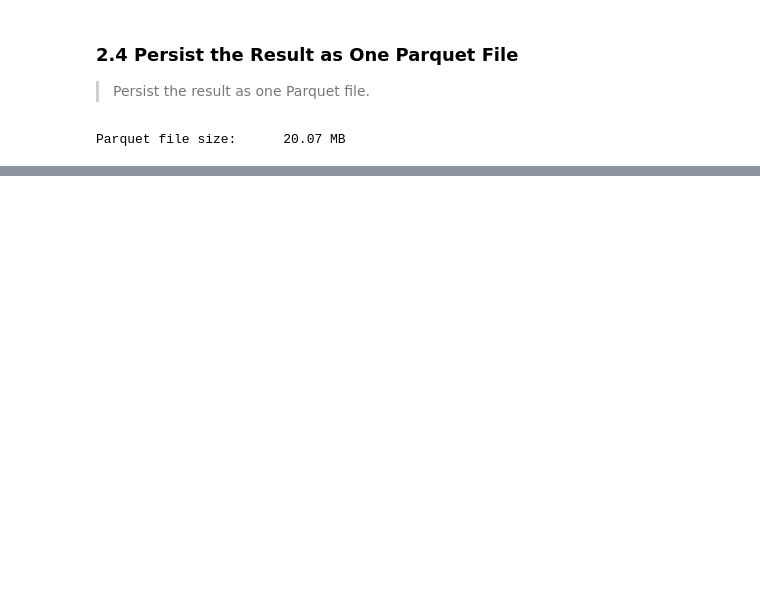
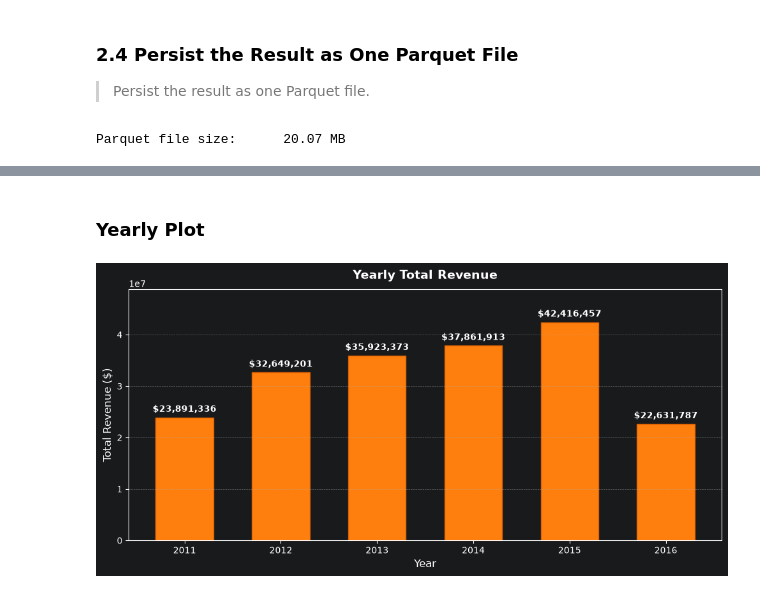
Before and after one commit to elias2304/notebooks, a Jupyter notebook: tis/hw1/hw1.ipynb, the cells around one changed output, grey strips where cells are left out. Drawn from its saved outputs; the diff is of its cells as text; code cells hidden in the pictures; blank space fills up the shorter version.

```diff
--- a/tis/hw1/hw1.ipynb
+++ b/tis/hw1/hw1.ipynb
@@ -198,0 +379,21 @@ Parquet file size:      20.07 MB
+# %% [markdown]
+### Yearly Plot
+# %%
+plt.figure(figsize=(10, 5))
+years = yearly_revenue_df["year"].to_list()
+yearly_vals = yearly_revenue_df["total_revenue"].to_list()
+bars = plt.bar([str(y) for y in years], yearly_vals, color="#ff7f0e", edgecolor="#d95f02", width=0.6)
+plt.title("Yearly Total Revenue", fontsize=14, fontweight="bold", pad=12)
+plt.xlabel("Year", fontsize=12)
+plt.ylabel("Total Revenue ($)", fontsize=12)
+plt.grid(axis="y", linestyle="--", alpha=0.5)
+
+for bar in bars:
+    height = bar.get_height()
+    plt.text(bar.get_x() + bar.get_width() / 2.0, height + 700000, f"${height:,.0f}", ha="center", va="bottom", fontsize=10, fontweight="bold")
+
+plt.ylim(0, max(yearly_vals) * 1.15)
+plt.tight_layout()
+plt.show()
+# %% [output]
+[figure, added]
```
Also changed, not shown: parts of 15 cells of this notebook.
